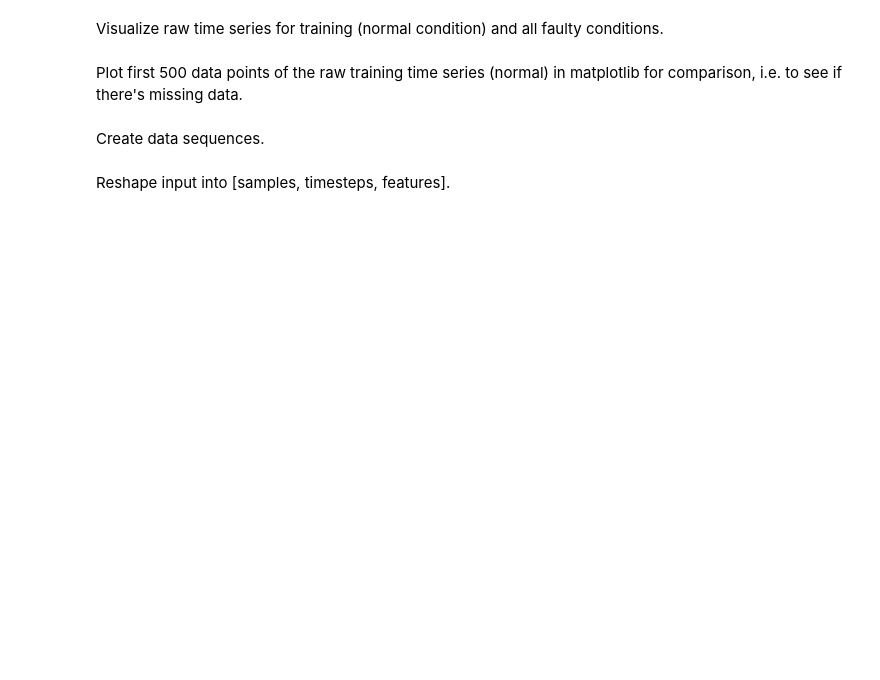
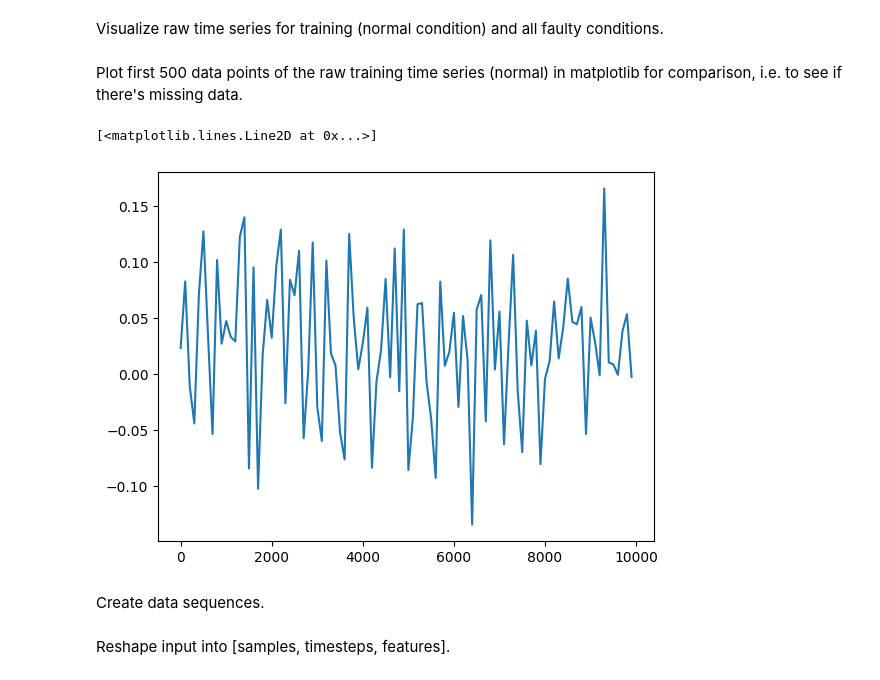
Before and after one commit to glafira-d/vibration_fault_diagnosis, a Jupyter notebook: CWRU_autoencoder_pipeline.ipynb, the cells around one changed output. Drawn from its saved outputs; the diff is of its cells as text; code cells hidden in the pictures; blank space fills up the shorter version.

```diff
--- a/CWRU_autoencoder_pipeline.ipynb
+++ b/CWRU_autoencoder_pipeline.ipynb
@@ -43,3 +64,8 @@ train_df.to_csv('AE_train.csv', index=False)
+# %%
+train_df.dropna(inplace=True)
+
+index = np.arange(0, len(train_df), 100)
+resampled_train_df = train_df[index]
 # %% [markdown]
 Visualize raw time series for training (normal condition) and all faulty conditions.
 # %%
@@ -50,9 +76,11 @@ all_conditions_fig.show()
 # %% [markdown]
 Plot first 500 data points of the raw training time series (normal) in matplotlib for comparison, i.e. to see if there's missing data.
 # %%
-train_df_slice = train_df.iloc[:500]
+train_df_slice = resampled_train_df.iloc[:100]
 plt.plot(train_df_slice)
-plt.show()
+# %% [output]
+[<matplotlib.lines.Line2D at 0x...>]
+[figure, added]
 # %% [markdown]
 Create data sequences.
 # %%
```
Also changed, not shown: parts of 10 cells of this notebook, 1 other file.
